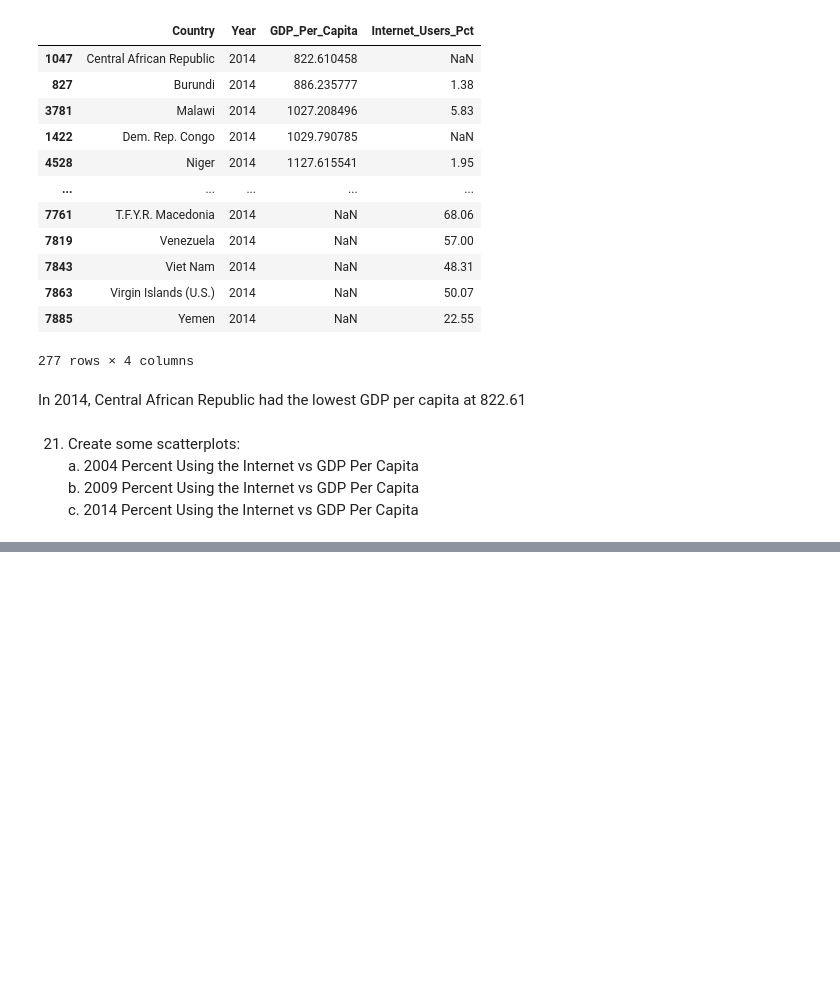
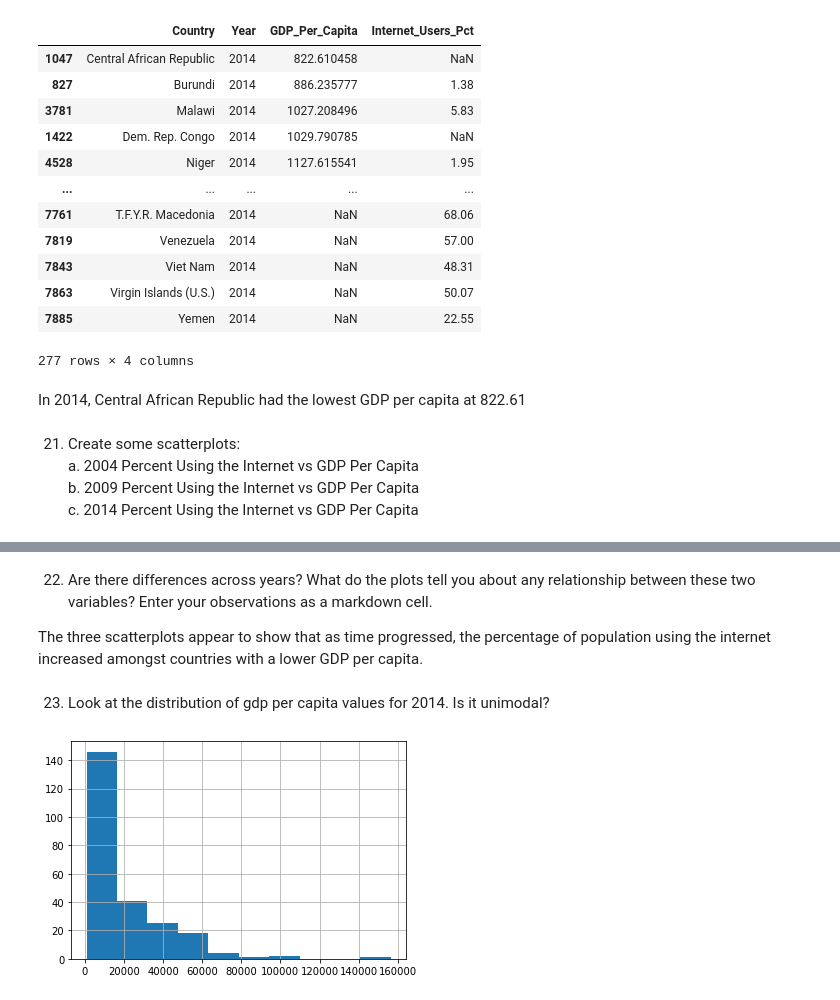
Before and after one commit to latestnight/gdp-and-internet-usage-latestnight, a Jupyter notebook: UN_Data.ipynb, the cells around one changed output, grey strips where cells are left out. Saved outputs shown, nothing was run; the diff lists cells and outputs as text; code cells hidden in the pictures; blank space fills up the shorter version.

```diff
--- a/UN_Data.ipynb
+++ b/UN_Data.ipynb
@@ -509,0 +540,10 @@ In 2014, Central African Republic had the lowest GDP per capita at 822.61
+# %% [markdown]
+22.	Are there differences across years? What do the plots tell you about any relationship between these two variables? Enter your observations as a markdown cell.
+
+The three scatterplots appear to show that as time progressed, the percentage of population using the internet increased amongst countries with a lower GDP per capita.
+# %% [markdown]
+23.	Look at the distribution of gdp per capita values for 2014. Is it unimodal?
+# %%
+gdpinternet2014['GDP_Per_Capita'].hist();
+# %% [output]
+[figure, added]
```
Also changed, not shown: parts of 9 cells of this notebook.
